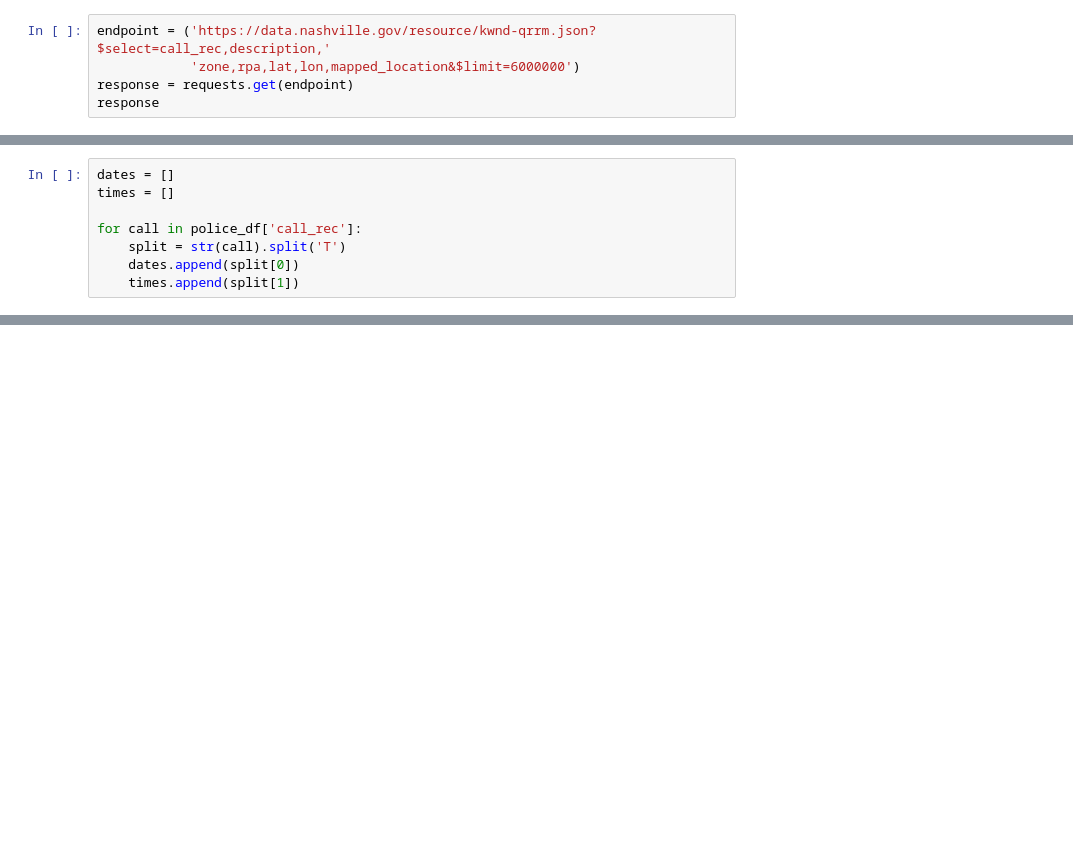
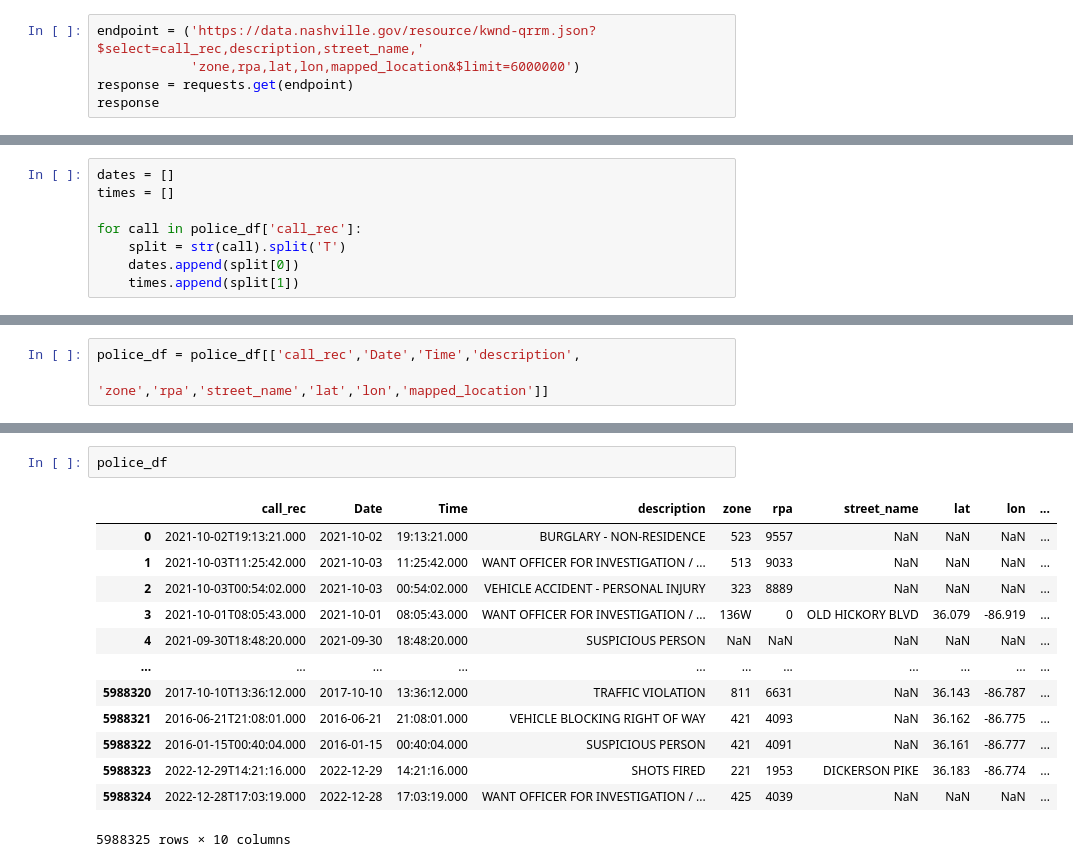
Before and after one commit to NSS-Full-Time-Data-Analytics-11/api-project-Joshua-Clugston, a Jupyter notebook: notebook/api_stretch_and_bonus.ipynb, the cells around one changed output, grey strips where cells are left out. Saved outputs shown, nothing was run; the diff lists cells and outputs as text; blank space fills up the shorter version.

```diff
--- a/notebook/api_stretch_and_bonus.ipynb
+++ b/notebook/api_stretch_and_bonus.ipynb
@@ -56,7 +56,7 @@ Something of note: after I requested the data for this dataset, I received many
 # %% [markdown]
 ## 6. Find 2 new data sets on data.nashville.gov, make API requests to pull the data, and do an analysis that combines the data sets.
 # %%
-endpoint = ('https://data.nashville.gov/resource/kwnd-qrrm.json?$select=call_rec,description,'
+endpoint = ('https://data.nashville.gov/resource/kwnd-qrrm.json?$select=call_rec,description,street_name,'
             'zone,rpa,lat,lon,mapped_location&$limit=6000000')
 response = requests.get(endpoint)
 response
@@ -81,0 +241,3 @@ police_df
+# %%
+police_df = police_df[['call_rec','Date','Time','description',
+                       'zone','rpa','street_name','lat','lon','mapped_location']]
@@ -81,0 +260,16 @@ police_df
+# %%
+police_df
+# %% [output]
+|  | call_rec | Date | Time | description | zone | rpa | street_name | lat | lon | ... |
+| 0 | 2021-10-02T19:13:21.000 | 2021-10-02 | 19:13:21.000 | BURGLARY - NON-RESIDENCE | 523 | 9557 | NaN | NaN | NaN | ... |
+| 1 | 2021-10-03T11:25:42.000 | 2021-10-03 | 11:25:42.000 | WANT OFFICER FOR INVESTIGATION / ... | 513 | 9033 | NaN | NaN | NaN | ... |
+| 2 | 2021-10-03T00:54:02.000 | 2021-10-03 | 00:54:02.000 | VEHICLE ACCIDENT - PERSONAL INJURY | 323 | 8889 | NaN | NaN | NaN | ... |
+| 3 | 2021-10-01T08:05:43.000 | 2021-10-01 | 08:05:43.000 | WANT OFFICER FOR INVESTIGATION / ... | 136W | 0 | OLD HICKORY BLVD | 36.079 | -86.919 | ... |
+| 4 | 2021-09-30T18:48:20.000 | 2021-09-30 | 18:48:20.000 | SUSPICIOUS PERSON | NaN | NaN | NaN | NaN | NaN | ... |
+| ... | ... | ... | ... | ... | ... | ... | ... | ... | ... | ... |
+| 5988320 | 2017-10-10T13:36:12.000 | 2017-10-10 | 13:36:12.000 | TRAFFIC VIOLATION | 811 | 6631 | NaN | 36.143 | -86.787 | ... |
+| 5988321 | 2016-06-21T21:08:01.000 | 2016-06-21 | 21:08:01.000 | VEHICLE BLOCKING RIGHT OF WAY | 421 | 4093 | NaN | 36.162 | -86.775 | ... |
+| 5988322 | 2016-01-15T00:40:04.000 | 2016-01-15 | 00:40:04.000 | SUSPICIOUS PERSON | 421 | 4091 | NaN | 36.161 | -86.777 | ... |
+| 5988323 | 2022-12-29T14:21:16.000 | 2022-12-29 | 14:21:16.000 | SHOTS FIRED | 221 | 1953 | DICKERSON PIKE | 36.183 | -86.774 | ... |
+| 5988324 | 2022-12-28T17:03:19.000 | 2022-12-28 | 17:03:19.000 | WANT OFFICER FOR INVESTIGATION / ... | 425 | 4039 | NaN | NaN | NaN | ... |
+5988325 rows × 10 columns
```
Also changed, not shown: parts of 26 cells of this notebook, 1 other file.
